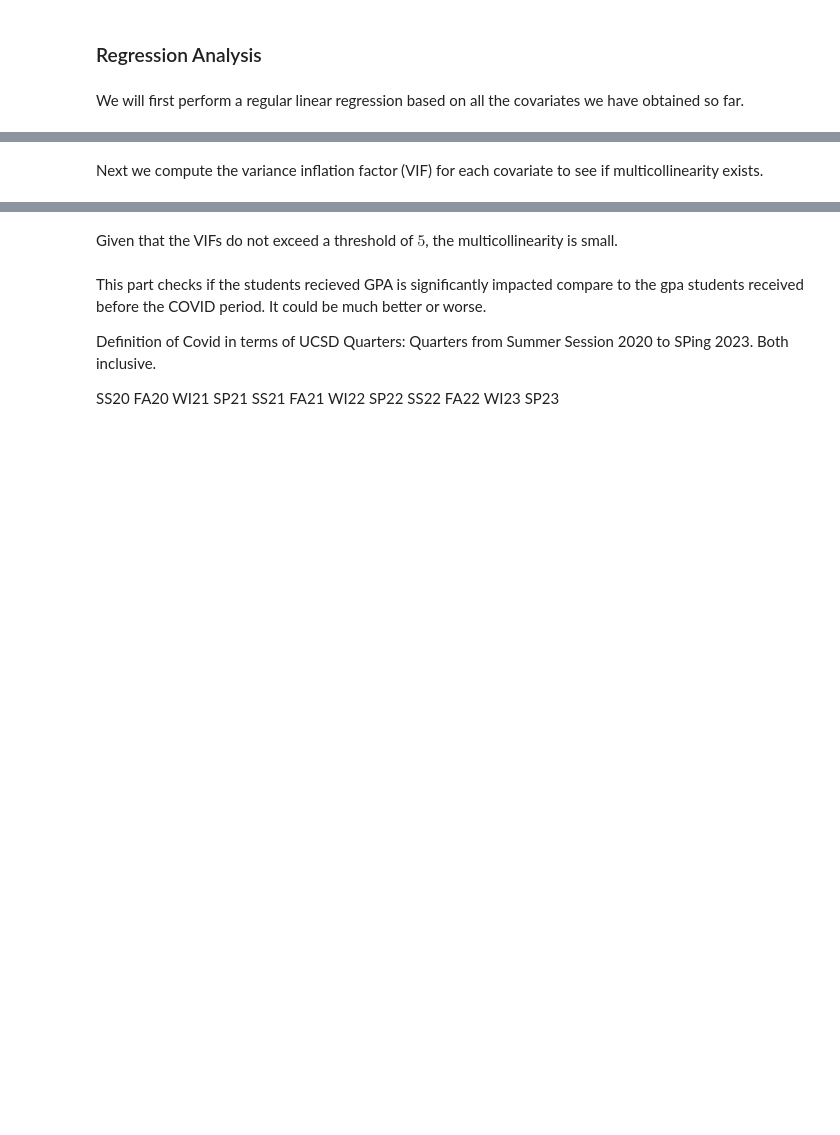
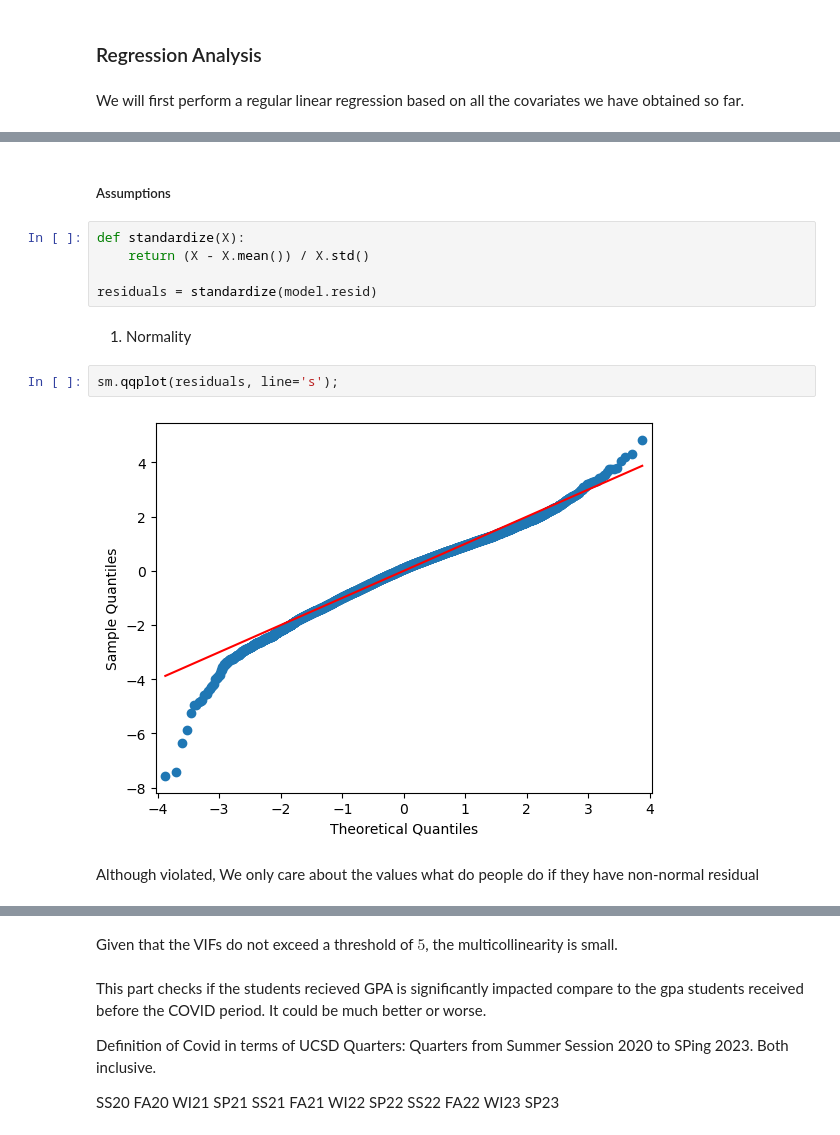
Before and after one commit to Yin-Y-M/Math-189-D12, a Jupyter notebook: Math 189 D12 Project.ipynb, the cells around one changed output, grey strips where cells are left out. Saved outputs shown, nothing was run; the diff lists cells and outputs as text; blank space fills up the shorter version.

Commit message:
Assumptions for linear regression

```diff
--- a/Math 189 D12 Project.ipynb
+++ b/Math 189 D12 Project.ipynb
@@ -229,5 +229,19 @@ Notes:
 [1] Standard Errors assume that the covariance matrix of the errors is correctly specified.
 [2] The condition number is large, 2.48e+03. This might indicate that there are
 strong multicollinearity or other numerical problems.
-# %% [markdown]
-Next we compute the variance inflation factor (VIF) for each covariate to see if multicollinearity exists.
+# %% [markdown]
+##### Assumptions
+# %%
+def standardize(X):
+    return (X - X.mean()) / X.std()
+
+residuals = standardize(model.resid)
+# %% [markdown]
+1. Normality
+# %%
+sm.qqplot(residuals, line='s');
+# %% [output]
+[figure, added]
+# %% [markdown]
+Although violated, We only care about the values
+what do people do if they have non-normal residual
```
Also changed, not shown: parts of 24 cells of this notebook.
